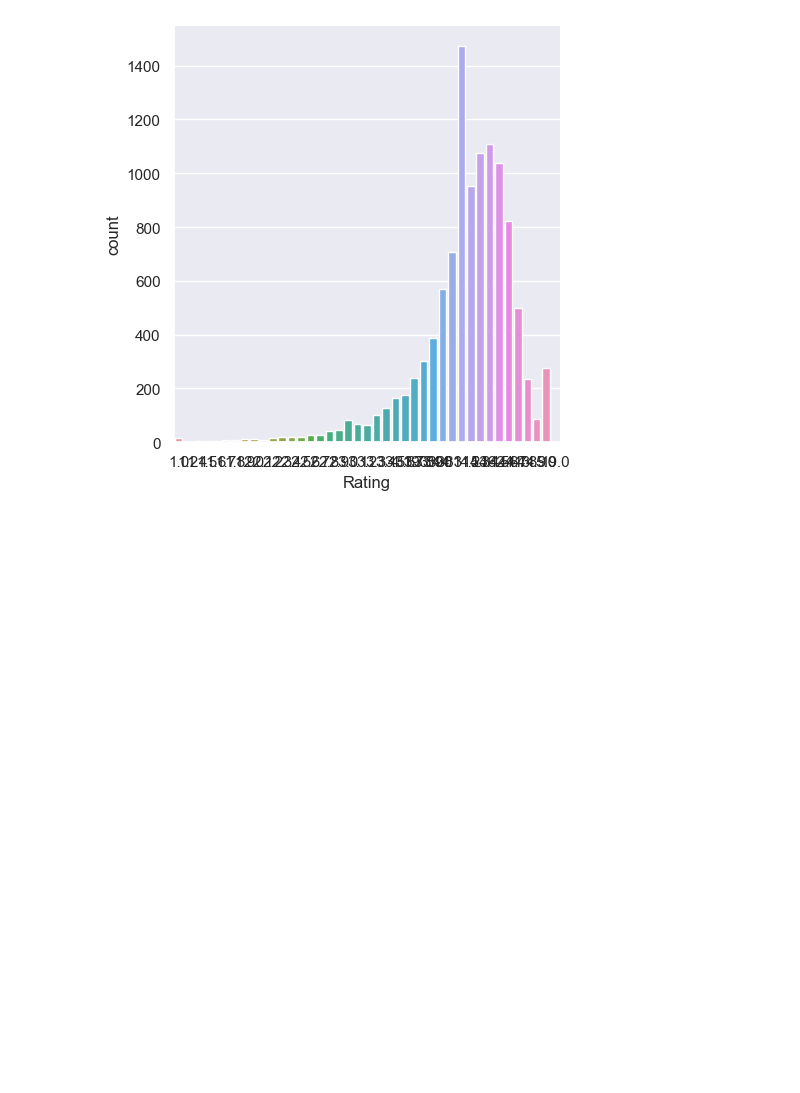
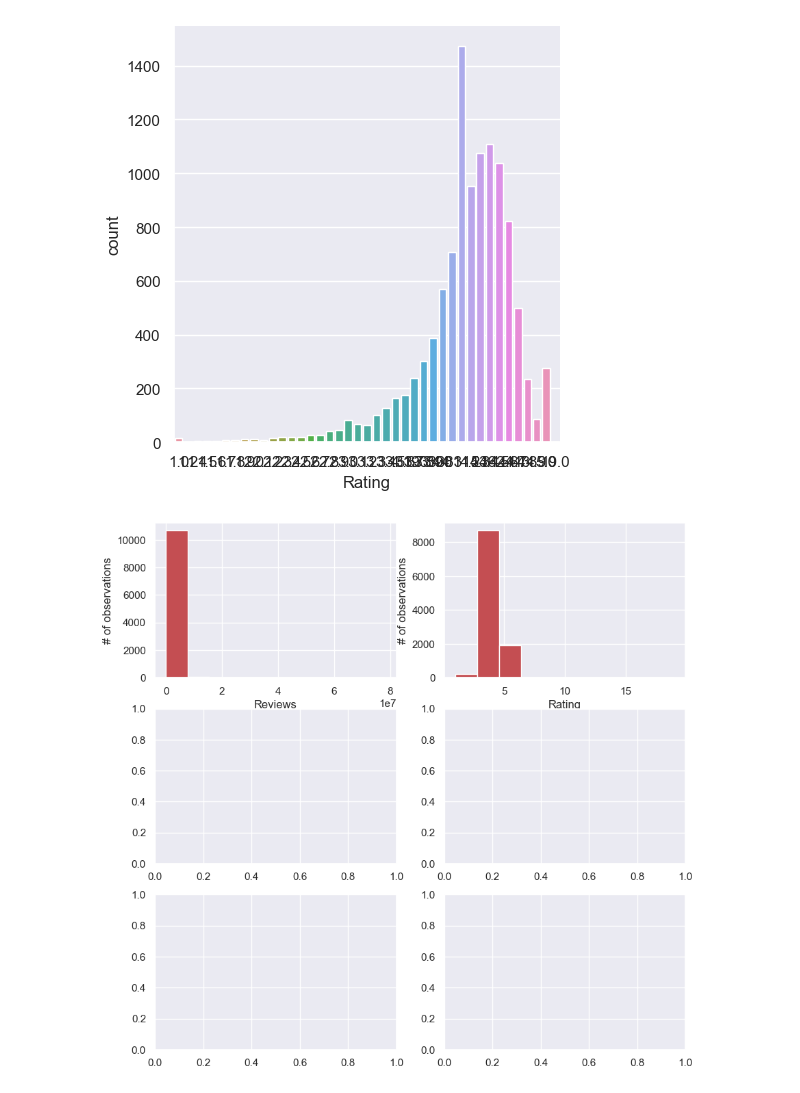
Before and after one commit to ftmoztl/EDA-data-visualization, a Jupyter notebook: eda-visualization.ipynb, the cells around one changed output. Saved outputs shown, nothing was run; the diff lists cells and outputs as text; code cells hidden in the pictures; blank space fills up the shorter version.

Commit message:
Add catplot and histogram

```diff
--- a/eda-visualization.ipynb
+++ b/eda-visualization.ipynb
@@ -120,3 +120,19 @@ plt.show()
 [figure]
 # %%
 App	Category	Type	Content Rating	Genres	Last Updated	Current Ver	Android Ver
+# %%
+fig, ax = plt.subplots(3,2,figsize=(10,10))
+
+
+ax[0,0].hist(df['Reviews'], color='r')
+ax[0,0].set_xlabel("Reviews")
+ax[0,0].set_ylabel("# of observations")
+
+ax[0,1].hist(df['Rating'], color='r')
+ax[0,1].set_xlabel("Rating")
+ax[0,1].set_ylabel("# of observations")
+
+
+plt.show()
+# %% [output]
+[figure, added]
```
